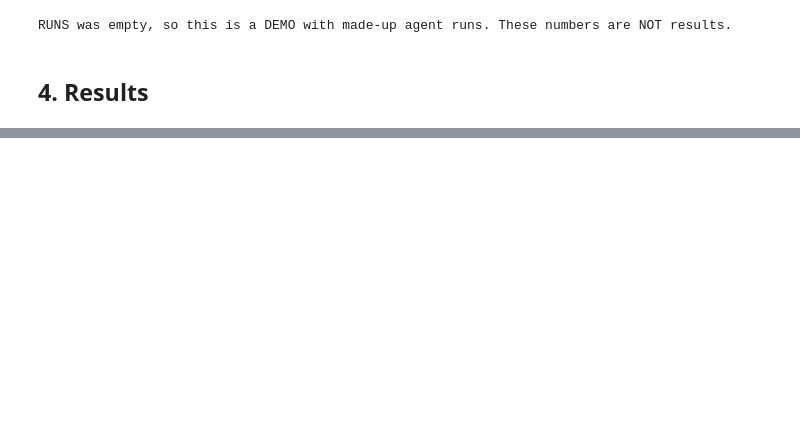
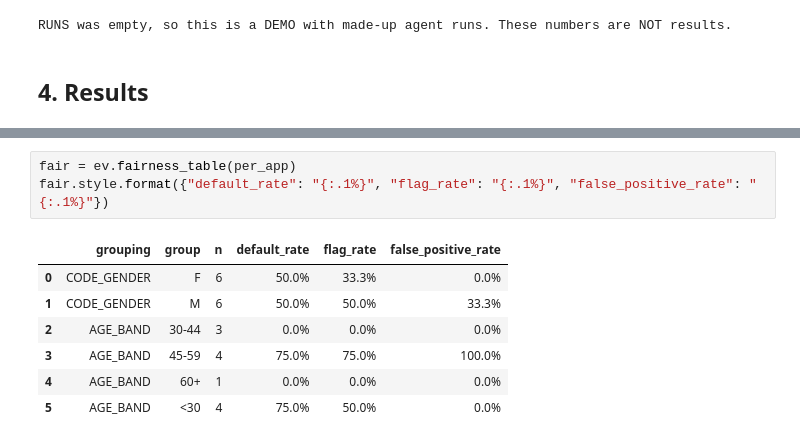
Before and after one commit to RaUzenL/bt4012_group6, a Jupyter notebook: outputs/outputs/exp3/evaluate_exp3.ipynb, the cells around one changed output, grey strips where cells are left out. Cells and saved outputs as stored; diff of their text form; blank space fills up the shorter version.

```diff
--- a/outputs/outputs/exp3/evaluate_exp3.ipynb
+++ b/outputs/outputs/exp3/evaluate_exp3.ipynb
@@ -146,0 +238,11 @@ per_app.drop(columns=["is_dev"], errors="ignore")
+# %%
+fair = ev.fairness_table(per_app)
+fair.style.format({"default_rate": "{:.1%}", "flag_rate": "{:.1%}", "false_positive_rate": "{:.1%}"})
+# %% [output]
+|  | grouping | group | n | default_rate | flag_rate | false_positive_rate |
+| 0 | CODE_GENDER | F | 6 | 50.0% | 33.3% | 0.0% |
+| 1 | CODE_GENDER | M | 6 | 50.0% | 50.0% | 33.3% |
+| 2 | AGE_BAND | 30-44 | 3 | 0.0% | 0.0% | 0.0% |
+| 3 | AGE_BAND | 45-59 | 4 | 75.0% | 75.0% | 100.0% |
+| 4 | AGE_BAND | 60+ | 1 | 0.0% | 0.0% | 0.0% |
+| 5 | AGE_BAND | <30 | 4 | 75.0% | 50.0% | 0.0% |
```
Also changed, not shown: parts of 18 cells of this notebook, 6 other files.
